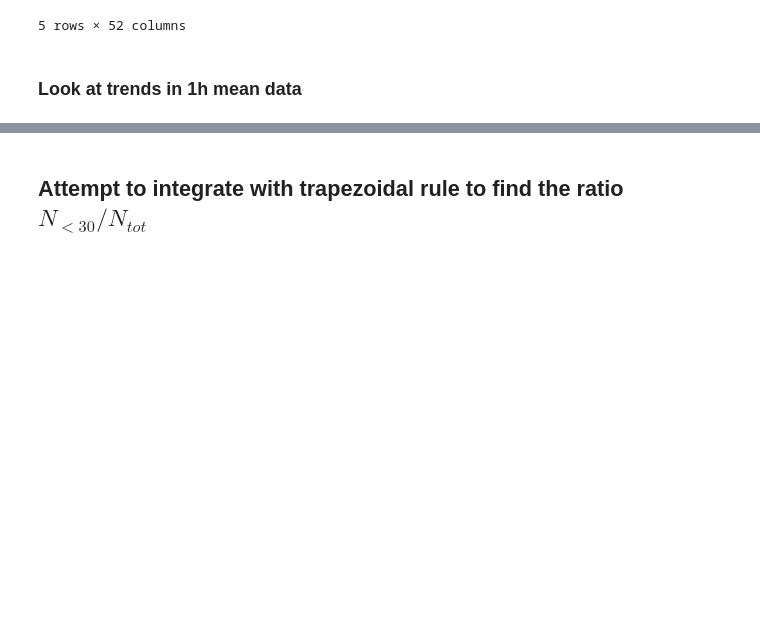
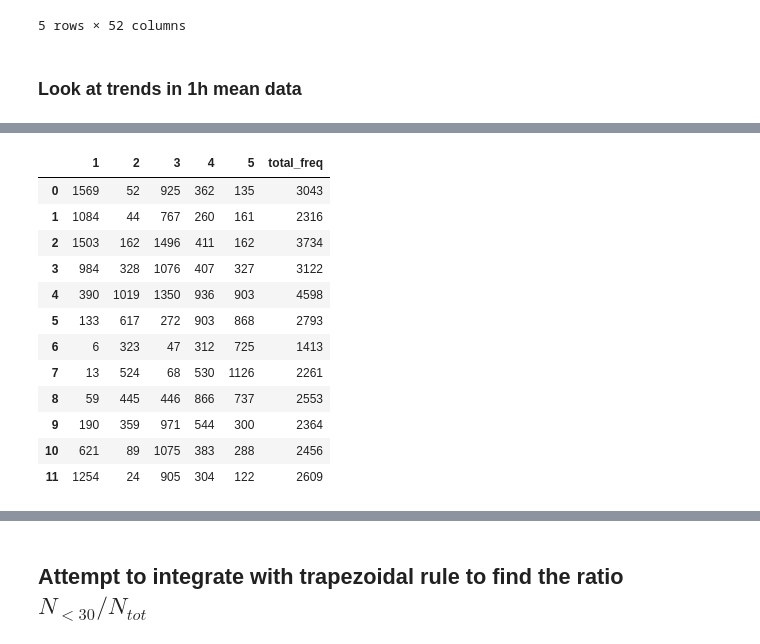
Before and after one commit to eScience-course/Tjaernoe2022-group3, a Jupyter notebook: notebooks/Load and analyze DMPS data.ipynb, the cells around one changed output, grey strips where cells are left out. Saved outputs shown, nothing was run; the diff lists cells and outputs as text; code cells hidden in the pictures; blank space fills up the shorter version.

```diff
--- a/notebooks/Load and analyze DMPS data.ipynb
+++ b/notebooks/Load and analyze DMPS data.ipynb
@@ -957,0 +1093,16 @@ df_cluster_count
+# %%
+df_clusters_month
+# %% [output]
+|  | 1 | 2 | 3 | 4 | 5 | total_freq |
+| 0 | 1569 | 52 | 925 | 362 | 135 | 3043 |
+| 1 | 1084 | 44 | 767 | 260 | 161 | 2316 |
+| 2 | 1503 | 162 | 1496 | 411 | 162 | 3734 |
+| 3 | 984 | 328 | 1076 | 407 | 327 | 3122 |
+| 4 | 390 | 1019 | 1350 | 936 | 903 | 4598 |
+| 5 | 133 | 617 | 272 | 903 | 868 | 2793 |
+| 6 | 6 | 323 | 47 | 312 | 725 | 1413 |
+| 7 | 13 | 524 | 68 | 530 | 1126 | 2261 |
+| 8 | 59 | 445 | 446 | 866 | 737 | 2553 |
+| 9 | 190 | 359 | 971 | 544 | 300 | 2364 |
+| 10 | 621 | 89 | 1075 | 383 | 288 | 2456 |
+| 11 | 1254 | 24 | 905 | 304 | 122 | 2609 |
```
Also changed, not shown: parts of 23 cells of this notebook, 1 other file.
